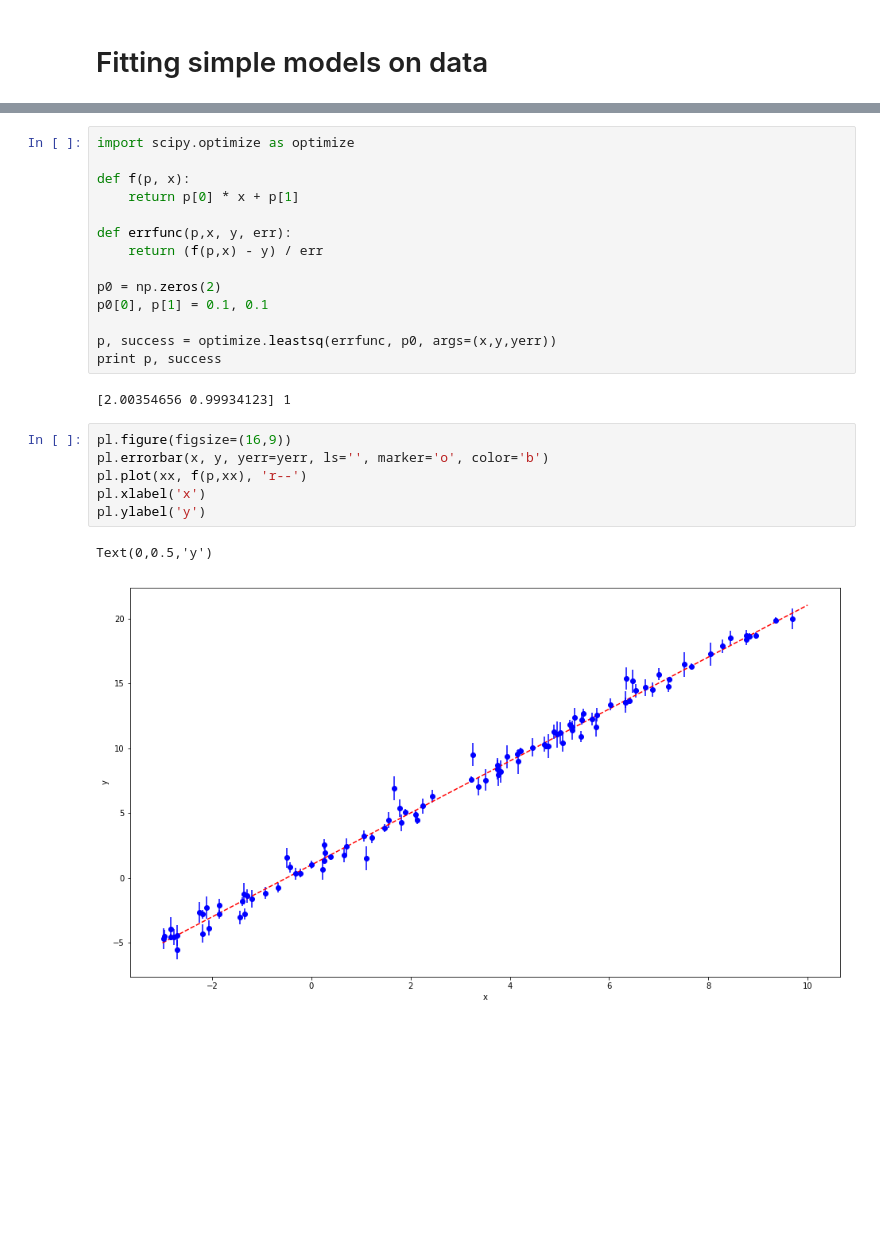
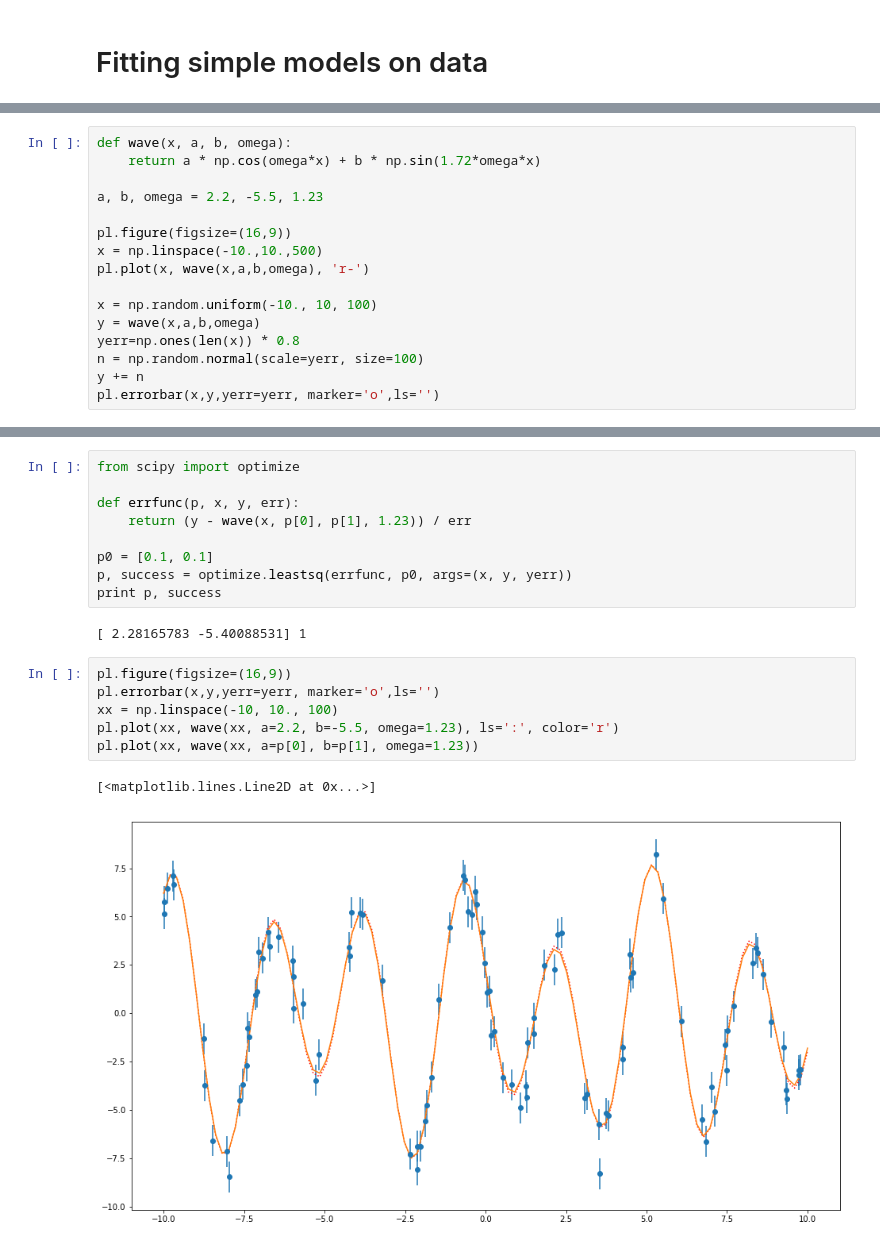
Before and after one commit to nregnault/cosmo, a Jupyter notebook: notebooks/fitting_simple_models_on_data.ipynb, the cells around one changed output, grey strips where cells are left out. Saved outputs shown, nothing was run; the diff lists cells and outputs as text; blank space fills up the shorter version.

```diff
--- a/notebooks/fitting_simple_models_on_data.ipynb
+++ b/notebooks/fitting_simple_models_on_data.ipynb
@@ -67,0 +195,16 @@ Chi2=115.844795  Reduced Chi2=1.182090
+# %%
+def wave(x, a, b, omega):
+    return a * np.cos(omega*x) + b * np.sin(1.72*omega*x)
+
+a, b, omega = 2.2, -5.5, 1.23
+
+pl.figure(figsize=(16,9))
+x = np.linspace(-10.,10.,500)
+pl.plot(x, wave(x,a,b,omega), 'r-')
+
+x = np.random.uniform(-10., 10, 100)
+y = wave(x,a,b,omega)
+yerr=np.ones(len(x)) * 0.8
+n = np.random.normal(scale=yerr, size=100)
+y += n
+pl.errorbar(x,y,yerr=yerr, marker='o',ls='')
@@ -68,25 +214,20 @@ Chi2=115.844795  Reduced Chi2=1.182090
 # %%
-import scipy.optimize as optimize
+from scipy import optimize
 
-def f(p, x):
-    return p[0] * x + p[1]
+def errfunc(p, x, y, err):
+    return (y - wave(x, p[0], p[1], 1.23)) / err
 
-def errfunc(p,x, y, err):
-    return (f(p,x) - y) / err
-
-p0 = np.zeros(2)
-p0[0], p[1] = 0.1, 0.1
-
-p, success = optimize.leastsq(errfunc, p0, args=(x,y,yerr))
+p0 = [0.1, 0.1]
+p, success = optimize.leastsq(errfunc, p0, args=(x, y, yerr))
 print p, success
 # %% [output]
-[2.00354656 0.99934123] 1
+[ 2.28165783 -5.40088531] 1
 # %%
 pl.figure(figsize=(16,9))
-pl.errorbar(x, y, yerr=yerr, ls='', marker='o', color='b')
-pl.plot(xx, f(p,xx), 'r--')
-pl.xlabel('x')
-pl.ylabel('y')
+pl.errorbar(x,y,yerr=yerr, marker='o',ls='')
+xx = np.linspace(-10, 10., 100)
+pl.plot(xx, wave(xx, a=2.2, b=-5.5, omega=1.23), ls=':', color='r')
+pl.plot(xx, wave(xx, a=p[0], b=p[1], omega=1.23))
 # %% [output]
-Text(0,0.5,'y')
+[<matplotlib.lines.Line2D at 0x...>]
-[figure, old version]
+[figure, new version]
```
Also changed, not shown: parts of 26 cells of this notebook, 3 other files.
